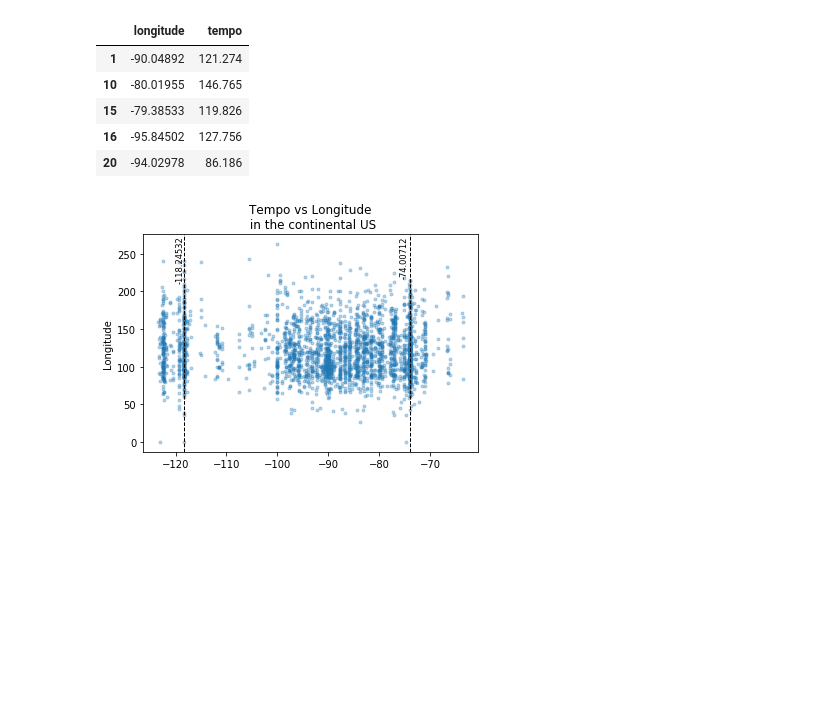
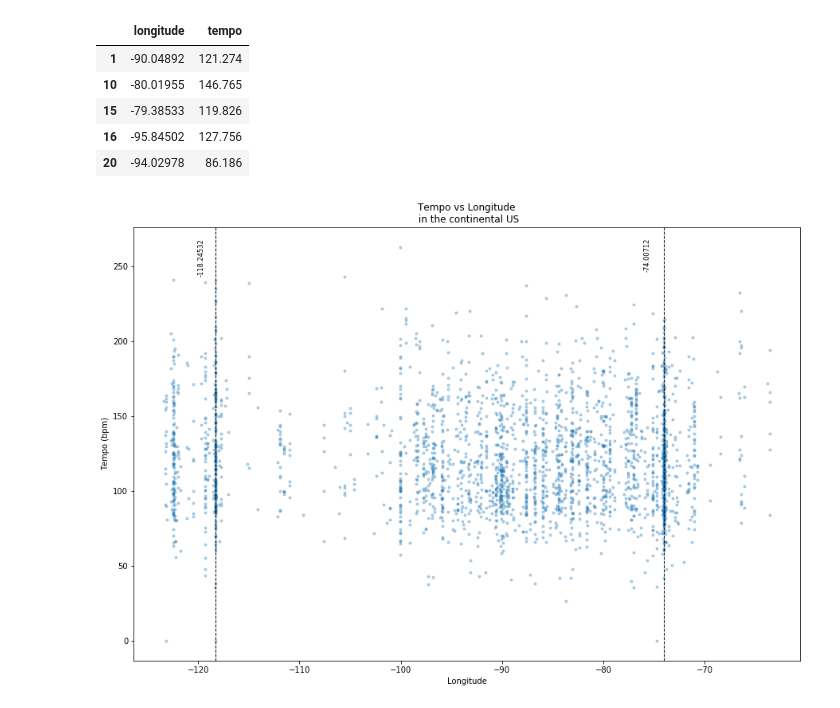
Before and after one commit to DinielleNelson/Homework10-Web, a Jupyter notebook: plots.ipynb, the cells around one changed output. Saved outputs shown, nothing was run; the diff lists cells and outputs as text; code cells hidden in the pictures; blank space fills up the shorter version.

```diff
--- a/plots.ipynb
+++ b/plots.ipynb
@@ -180,14 +182,16 @@ w_e_df.head()
 | 16 | -95.84502 | 127.756 |
 | 20 | -94.02978 | 86.186 |
 # %%
+plt.figure(figsize=(15,10))
 plt.scatter(w_e_df.longitude,w_e_df.tempo,marker=".",alpha=.3)
 plt.axvline(-74.00712,linewidth=1, color='k', linestyle="--")
 plt.annotate('-74.00712', xy=(-76,265),rotation=90, fontsize='small')
 plt.axvline(-118.24532,linewidth=1, color='k', linestyle="--")
 plt.annotate('-118.24532', xy=(-120,265),rotation=90, fontsize='small')
-plt.ylabel("Longitude")
+plt.xlabel("Longitude")
+plt.ylabel("Tempo (bpm)")
 plt.title("Tempo vs Longitude\n in the continental US")
 plt.savefig("WestEast_tempo.jpg")
 plt.show()
 # %% [output]
-[figure, old version]
+[figure, new version]
```
Also changed, not shown: parts of 2 cells of this notebook, 17 other files.
